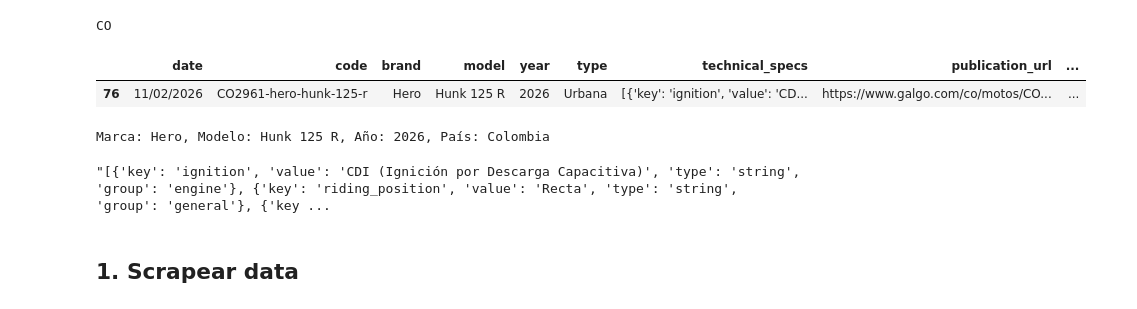
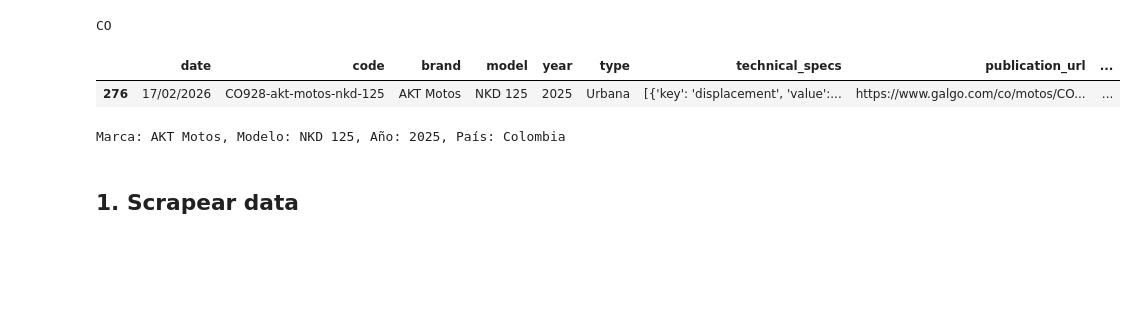
Before and after one commit to jeantp-galgo/knowledge_base_creator, a Jupyter notebook: notebooks/testing.ipynb, the cells around one changed output. Drawn from its saved outputs; the diff is of its cells as text; code cells hidden in the pictures; blank space fills up the shorter version.

Commit message:
update: se modifica flujo general

```diff
--- a/notebooks/testing.ipynb
+++ b/notebooks/testing.ipynb
@@ -17,25 +14,21 @@ df_data_base = db_loader.load_db_from_country_selected()
 # %% [output]
 CO
 # %%
-df_data_base_test = df_data_base[df_data_base["code"] == "CO2961-hero-hunk-125-r"]
+df_data_base_test = df_data_base[df_data_base["code"] == "CO928-akt-motos-nkd-125"]
 df_data_base_test
 # %% [output]
 |  | date | code | brand | model | year | type | technical_specs | publication_url | ... |
-| 76 | 11/02/2026 | CO2961-hero-hunk-125-r | Hero | Hunk 125 R | 2026 | Urbana | [{'key': 'ignition', 'value': 'CD... | https://www.galgo.com/co/motos/CO... | ... |
+| 276 | 17/02/2026 | CO928-akt-motos-nkd-125 | AKT Motos | NKD 125 | 2025 | Urbana | [{'key': 'displacement', 'value':... | https://www.galgo.com/co/motos/CO... | ... |
 # %%
 for index, row in df_data_base_test.iterrows():
-    marca = row["brand"]
-    modelo = row["model"]
-    año = row["year"]
-    tipo = row["type"]
-    pais = {"CO": "Colombia", "MX": "Mexico", "CL": "Chile"}.get(COUNTRY)
-    ficha_tecnica = row["technical_specs"]
-    print(f"Marca: {marca}, Modelo: {modelo}, Año: {año}, País: {pais}")
+    BRAND = row["brand"]
+    MODEL = row["model"]
+    YEAR = "2025" # Hardcodeado para traer información de año pasado y no mas reciente ya que no hay
+    TYPE = row["type"]
+    COUNTRY = {"CO": "Colombia", "MX": "Mexico", "CL": "Chile"}.get(COUNTRY)
+    TECHNICAL_SPECS = row["technical_specs"]
+    print(f"Marca: {BRAND}, Modelo: {MODEL}, Año: {YEAR}, País: {COUNTRY}")
 # %% [output]
-Marca: Hero, Modelo: Hunk 125 R, Año: 2026, País: Colombia
+Marca: AKT Motos, Modelo: NKD 125, Año: 2025, País: Colombia
-# %%
-ficha_tecnica
-# %% [output]
-"[{'key': 'ignition', 'value': 'CDI (Ignición por Descarga Capacitiva)', 'type': 'string', 'group': 'engine'}, {'key': 'riding_position', 'value': 'Recta', 'type': 'string', 'group': 'general'}, {'key ...
 # %% [markdown]
 ## 1. Scrapear data
```
Also changed, not shown: parts of 23 cells of this notebook.
